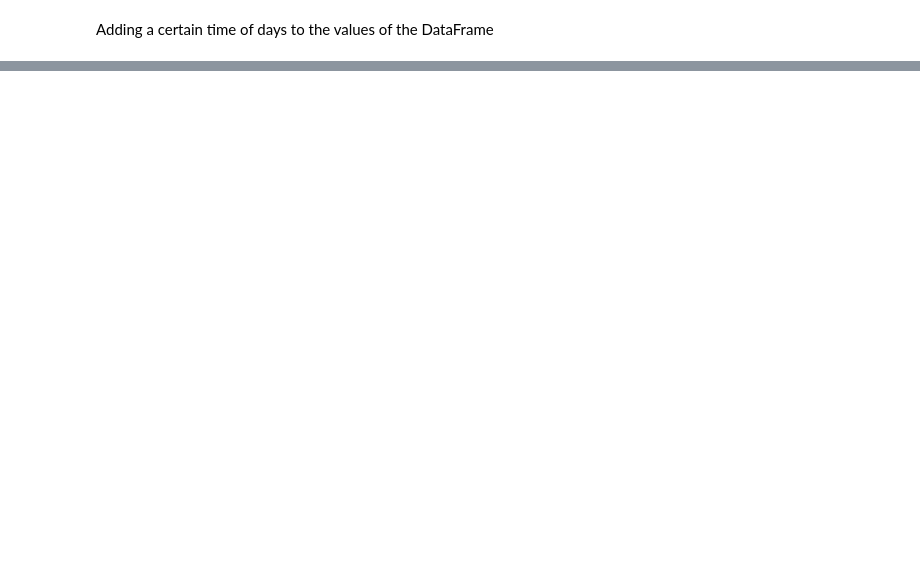
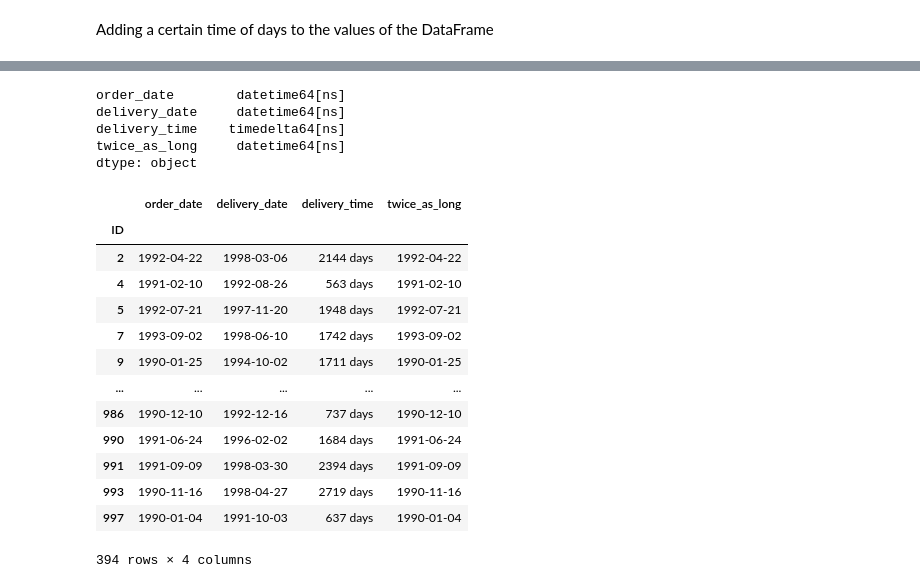
Before and after one commit to fabiodemo/course_data_analysis_with_pandas, a Jupyter notebook: pandas/Working with Dates and Times.ipynb, the cells around one changed output, grey strips where cells are left out. Drawn from its saved outputs; the diff is of its cells as text; code cells hidden in the pictures; blank space fills up the shorter version.

```diff
--- a/pandas/Working with Dates and Times.ipynb
+++ b/pandas/Working with Dates and Times.ipynb
@@ -361,0 +401,3 @@ DatetimeIndex(['2011-04-14 06:02:40', '2011-04-15 06:02:40',
+# %%
+shipping = pd.read_csv("ecommerce.csv", index_col= "ID", parse_dates= ["order_date", "delivery_date"])
+shipping.head(3)
@@ -361,0 +410,2 @@ DatetimeIndex(['2011-04-14 06:02:40', '2011-04-15 06:02:40',
+# %%
+shipping["delivery_time"] = shipping.delivery_date - shipping.order_date
@@ -361,0 +420,2 @@ DatetimeIndex(['2011-04-14 06:02:40', '2011-04-15 06:02:40',
+# %%
+shipping["twice_as_long"] = shipping.delivery_date - shipping.delivery_time
@@ -361,0 +430,26 @@ DatetimeIndex(['2011-04-14 06:02:40', '2011-04-15 06:02:40',
+# %%
+shipping.dtypes
+# %% [output]
+order_date        datetime64[ns]
+delivery_date     datetime64[ns]
+delivery_time    timedelta64[ns]
+twice_as_long     datetime64[ns]
+dtype: object
+# %%
+mask = shipping.delivery_time > "365 days"
+shipping[mask]
+# %% [output]
+|  | order_date | delivery_date | delivery_time | twice_as_long |
+| ID |  |  |  |  |
+| 2 | 1992-04-22 | 1998-03-06 | 2144 days | 1992-04-22 |
+| 4 | 1991-02-10 | 1992-08-26 | 563 days | 1991-02-10 |
+| 5 | 1992-07-21 | 1997-11-20 | 1948 days | 1992-07-21 |
+| 7 | 1993-09-02 | 1998-06-10 | 1742 days | 1993-09-02 |
+| 9 | 1990-01-25 | 1994-10-02 | 1711 days | 1990-01-25 |
+| ... | ... | ... | ... | ... |
+| 986 | 1990-12-10 | 1992-12-16 | 737 days | 1990-12-10 |
+| 990 | 1991-06-24 | 1996-02-02 | 1684 days | 1991-06-24 |
+| 991 | 1991-09-09 | 1998-03-30 | 2394 days | 1991-09-09 |
+| 993 | 1990-11-16 | 1998-04-27 | 2719 days | 1990-11-16 |
+| 997 | 1990-01-04 | 1991-10-03 | 637 days | 1990-01-04 |
+394 rows × 4 columns
```
Also changed, not shown: parts of 39 cells of this notebook.
